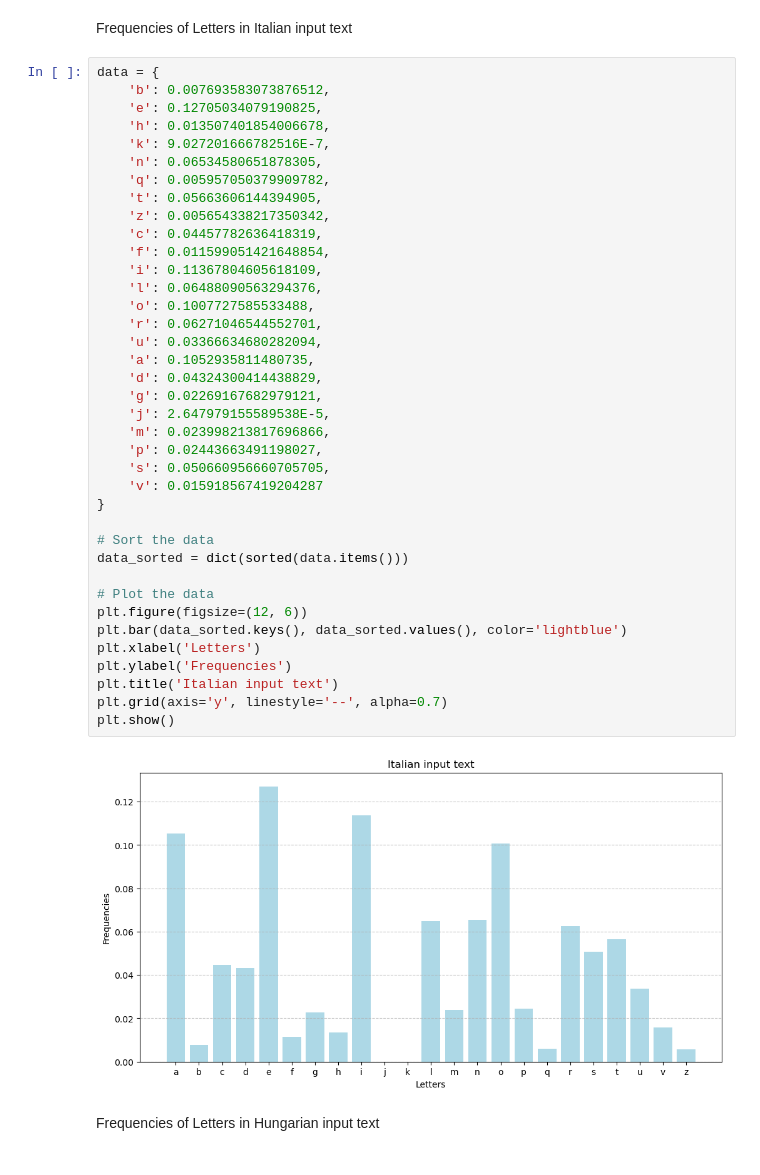
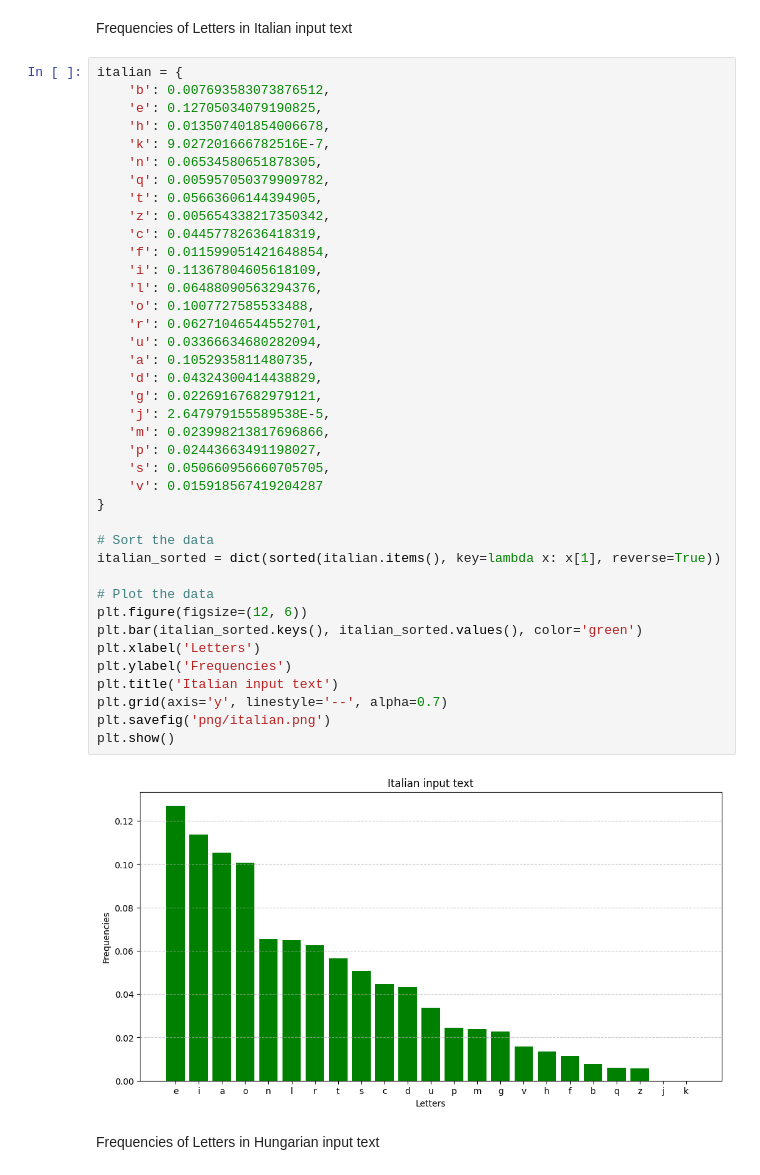
Before and after one commit to EmanueleRsp/MapReduce-Letter-Frequency, a Jupyter notebook: statistics/languages.ipynb, the cells around one changed output. Drawn from its saved outputs; the diff is of its cells as text.

```diff
--- a/statistics/languages.ipynb
+++ b/statistics/languages.ipynb
@@ -50,7 +53,7 @@ plt.show()
 # %% [markdown]
 Frequencies of Letters in Italian input text
 # %%
-data = {
+italian = {
     'b': 0.007693583073876512,
     'e': 0.12705034079190825,
     'h': 0.013507401854006678,
@@ -59,36 +62,37 @@ data = {
     'q': 0.005957050379909782,
     't': 0.05663606144394905,
     'z': 0.005654338217350342,
     'c': 0.04457782636418319,
     'f': 0.011599051421648854,
     'i': 0.11367804605618109,
     'l': 0.06488090563294376,
     'o': 0.1007727585533488,
     'r': 0.06271046544552701,
     'u': 0.03366634680282094,
     'a': 0.1052935811480735,
     'd': 0.04324300414438829,
     'g': 0.02269167682979121,
     'j': 2.647979155589538E-5,
     'm': 0.023998213817696866,
     'p': 0.02443663491198027,
     's': 0.050660956660705705,
     'v': 0.015918567419204287
 }
 
 # Sort the data
-data_sorted = dict(sorted(data.items()))
+italian_sorted = dict(sorted(italian.items(), key=lambda x: x[1], reverse=True))
 
 # Plot the data
 plt.figure(figsize=(12, 6))
-plt.bar(data_sorted.keys(), data_sorted.values(), color='lightblue')
+plt.bar(italian_sorted.keys(), italian_sorted.values(), color='green')
 plt.xlabel('Letters')
 plt.ylabel('Frequencies')
 plt.title('Italian input text')
 plt.grid(axis='y', linestyle='--', alpha=0.7)
+plt.savefig('png/italian.png')
 plt.show()
 # %% [output]
-[figure, old version]
+[figure, new version]
 # %% [markdown]
 Frequencies of Letters in Hungarian input text
 # %%
```
Also changed, not shown: parts of 5 cells of this notebook, 9 other files.
